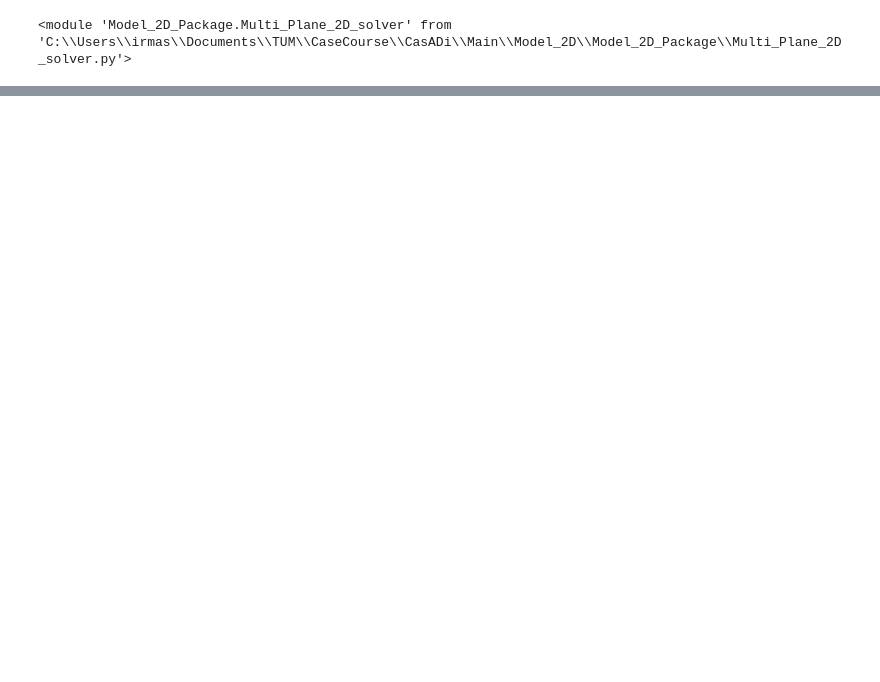
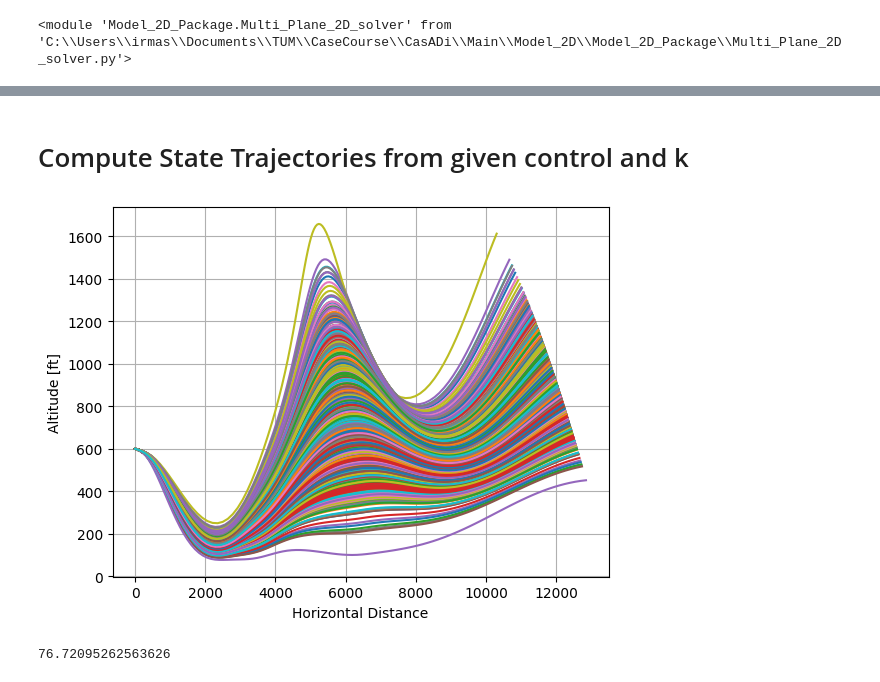
Before and after one commit to MrGoomb0/case_studies_s3, a Jupyter notebook: Model_2D/Multi_plane_2D_Model.ipynb, the cells around one changed output, grey strips where cells are left out. Drawn from its saved outputs; the diff is of its cells as text; code cells hidden in the pictures; blank space fills up the shorter version.

```diff
--- a/Model_2D/Multi_plane_2D_Model.ipynb
+++ b/Model_2D/Multi_plane_2D_Model.ipynb
@@ -91,0 +69,6 @@ Optimal cost J* = [219.58079796]
+# %%
+k_values=[0.16893564,0.52770603,0.84582335,1.15417665,1.47229397,1.83106436]
+w_opt, J_opt = model.solve_ocp_multi_plane_min_h_k_sym(k_values)
+# plot
+print(-J_opt)
+model.plot_multi_plane_2D(w_opt,k_values)
@@ -91,0 +93,21 @@ Optimal cost J* = [219.58079796]
+# %% [markdown]
+# Compute State Trajectories from given control and k
+# %%
+M = 1000
+
+k_samples = np.random.normal(loc=1.0, scale=0.25, size=M)
+min_hs = []
+plt.figure()
+for i in range(M):
+    sol = model.reconstruction_multi_plane_2D(model.u_opt_return(w_opt),k_samples[i],1)
+    min_hs.append(min(sol['h']))
+    plt.plot(sol['x'], sol['h'])
+
+plt.xlabel('Horizontal Distance')
+plt.ylabel('Altitude [ft]')
+plt.grid(True)
+plt.show()
+print(min(min_hs))
+# %% [output]
+[figure, added]
+76.72095262563626
```
Also changed, not shown: parts of 11 cells of this notebook, 3 other files.
